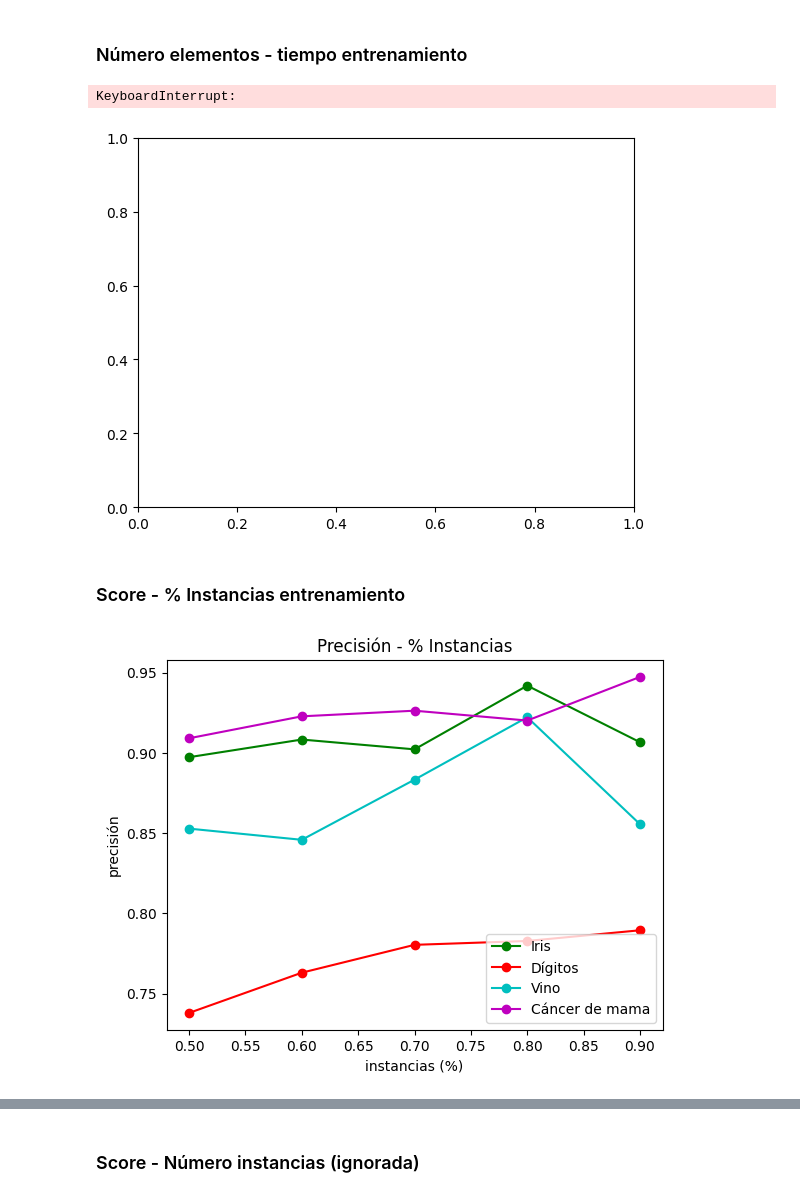
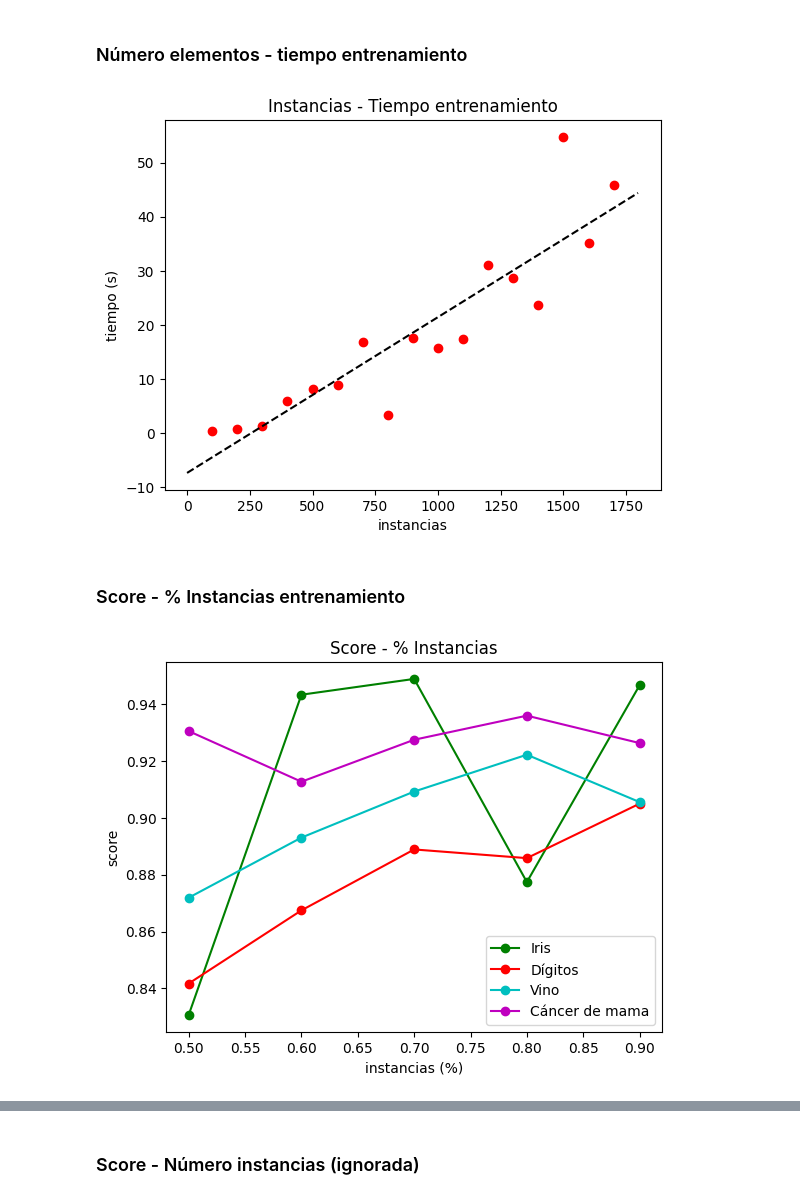
Before and after one commit to phf1001/semisupervised-learning-in-cibersecurity, a Jupyter notebook: src/co-forest-graphs.ipynb, the cells around one changed output, grey strips where cells are left out. Saved outputs shown, nothing was run; the diff lists cells and outputs as text; code cells hidden in the pictures.

```diff
--- a/src/co-forest-graphs.ipynb
+++ b/src/co-forest-graphs.ipynb
@@ -470,7 +470,7 @@ plt.show()
 # %% [markdown]
 De aquí en adelante hay que regenerar las gráficas, son antiguas
 # %%
-fig, ax = plt.subplots(nrows=2, ncols=2, figsize=(10, 10))
+fig, ax = plt.subplots(nrows=2, ncols=2, figsize=(10,10))
 cycol = cycle('bgrcmk')
 next(cycol)
 available = [(load_iris(), 'Iris', (0,0)), (load_digits(), 'Dígitos', (0,1)), (load_wine(), 'Vino', (1,0)), (load_breast_cancer(), 'Cáncer de mama', (1,1))]
@@ -495,7 +495,7 @@ for dataset_info in available:
         y_train, y_test = y[train_index], y[test_index]
         L_train, U_train, Ly_train, Uy_train = train_test_split(X_train, y_train, test_size=0.8, random_state=rd)
 
-        co_forest = Co_Forest(L_train, Ly_train, U_train, 6, 0.75, available_classes, rd,'log2', X_test, y_test)
+        co_forest = Co_Forest(L_train, Ly_train, U_train, 20, 0.75, available_classes, rd,'log2', X_test, y_test)
         co_forest.fit()
 
     mean = np.mean(create_graph_matrix("file.csv"), axis=0)
@@ -505,7 +505,7 @@ for dataset_info in available:
     ax_i = ax[coordinates[0], coordinates[1]]
     ax_i.set_ylim([0.7, 1.05])
     ax_i.errorbar(np.arange(len(mean)), mean, std, fmt='-o', color = next(cycol), label = dataset_info[1])
-    ax_i.set_ylabel('exactitud')
+    ax_i.set_ylabel('score')
     ax_i.set_xlabel('iteraciones')
     ax_i.set_title(dataset_info[1])
 
@@ -556,43 +556,42 @@ ax.set_xlabel('instancias')
 ax.set_ylabel('tiempo (s)')
 plt.show()
 # %% [output]
-KeyboardInterrupt:
-[figure, old version]
+[figure, new version]
 # %% [markdown]
 ### Score - % Instancias entrenamiento
 # %%
 fig, ax = plt.subplots()
 cycol = cycle('bgrcmk')
 next(cycol)
 rd = np.random.RandomState(5)
 available = [(load_iris(), 'Iris'), (load_digits(), 'Dígitos'), (load_wine(), 'Vino'), (load_breast_cancer(), 'Cáncer de mama')]
 
 for dataset_info in available:
 
     matriz_scores = []
     dataset = dataset_info[0]
 
     for j in range(10): #Número de experimentos
 
         scores_experimento = []
 
         for i in np.arange(0.5, 1, 0.1):
 
             X_train, X_test, y_train, y_test = train_test_split(dataset.data, dataset.target, train_size=i, random_state=rd)
             L_train, U_train, Ly_train, Uy_train = train_test_split(X_train, y_train, test_size=0.8, random_state=rd)
-            co_forest = Co_Forest(L_train, Ly_train, U_train, 6, 0.75, np.unique(dataset.target), rd,'log2')
+            co_forest = Co_Forest(L_train, Ly_train, U_train, 20, 0.75, np.unique(dataset.target), rd,'log2')
             co_forest.fit()
             scores_experimento.append(co_forest.score(X_test, y_test))
 
         matriz_scores.append(scores_experimento)
 
     ax.plot(np.arange(0.5, 1, 0.1), np.mean(np.array(matriz_scores), axis=0), '-o', color=next(cycol),  label=dataset_info[1])
 
-plt.title("exactitud - % Instancias")
-ax.set_ylabel('exactitud')
+plt.title("Score - % Instancias")
+ax.set_ylabel('score')
 ax.set_xlabel('instancias (%)')
 plt.legend(loc="lower right")
 plt.show()
 # %% [output]
-[figure, old version]
+[figure, new version]
 # %%
```
Also changed, not shown: parts of 3 cells of this notebook, 12 other files.
